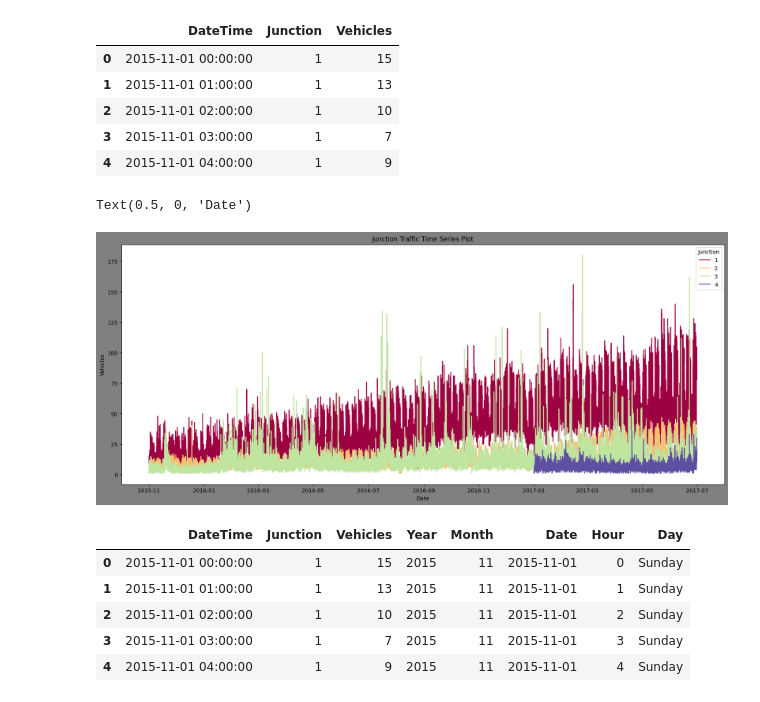
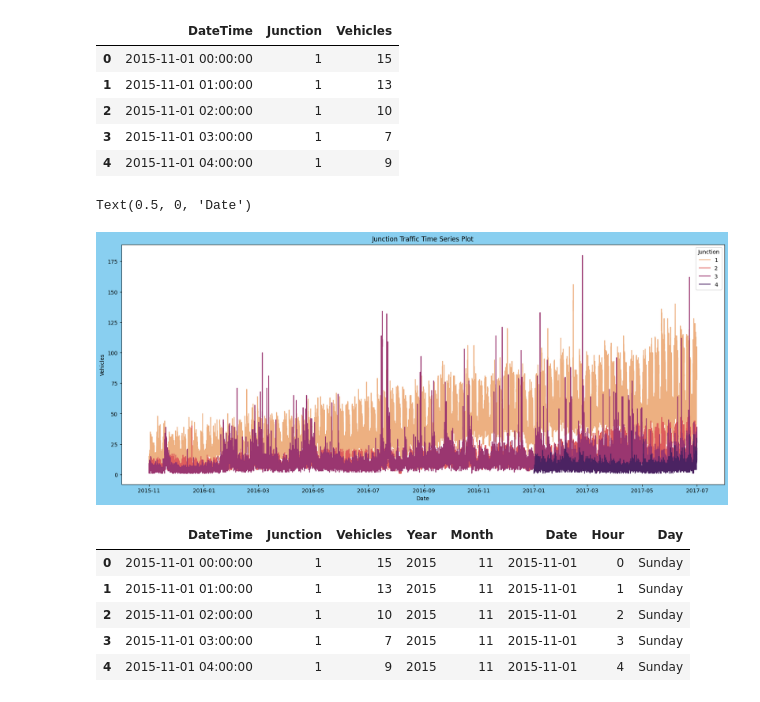
Before and after one commit to wessware/traffic_prediction_tensorflow, a Jupyter notebook: traffic-flow-prediction-remastered.ipynb, the cells around one changed output. Cells and saved outputs as stored; diff of their text form; code cells hidden in the pictures.

Commit message:
Color and palette updates.

```diff
--- a/traffic-flow-prediction-remastered.ipynb
+++ b/traffic-flow-prediction-remastered.ipynb
@@ -54,15 +54,15 @@ df.head()
 # %%
 data = df.copy()
 # %%
-plt.figure(figsize=(20,8), facecolor="#808080")
+plt.figure(figsize=(20,8), facecolor="#89CFF0")
 
-t_series = sns.lineplot(x=data['DateTime'], y='Vehicles', data=data, hue='Junction', palette='Spectral')
+t_series = sns.lineplot(x=data['DateTime'], y='Vehicles', data=data, hue='Junction', palette='flare')
 t_series.set_title("Junction Traffic Time Series Plot")
 t_series.set_ylabel('Vehicles')
 t_series.set_xlabel('Date')
 # %% [output]
 Text(0.5, 0, 'Date')
-[figure, old version]
+[figure, new version]
 # %%
 data['Year'] = data['DateTime'].dt.year
 data['Month'] = data['DateTime'].dt.month
```
Also changed, not shown: parts of 3 cells of this notebook.
